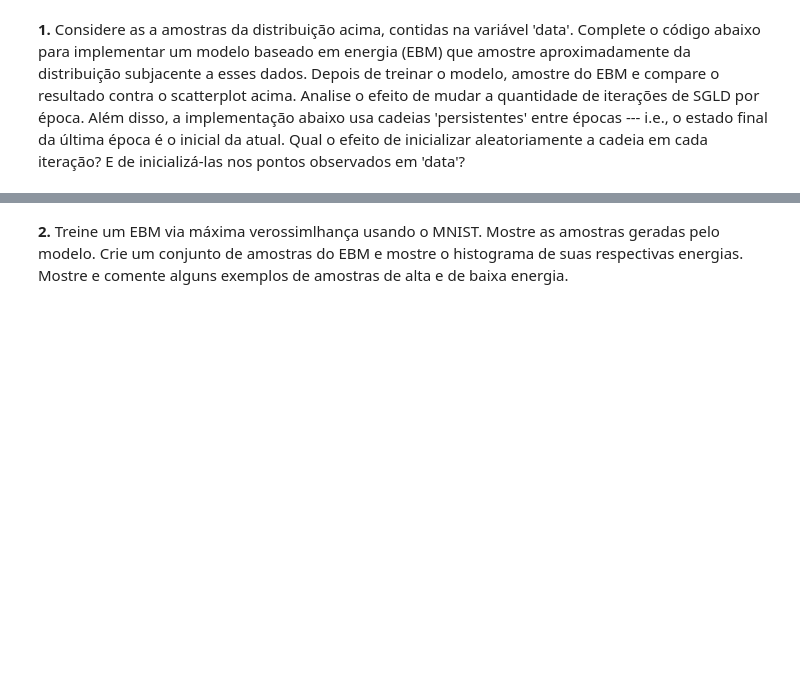
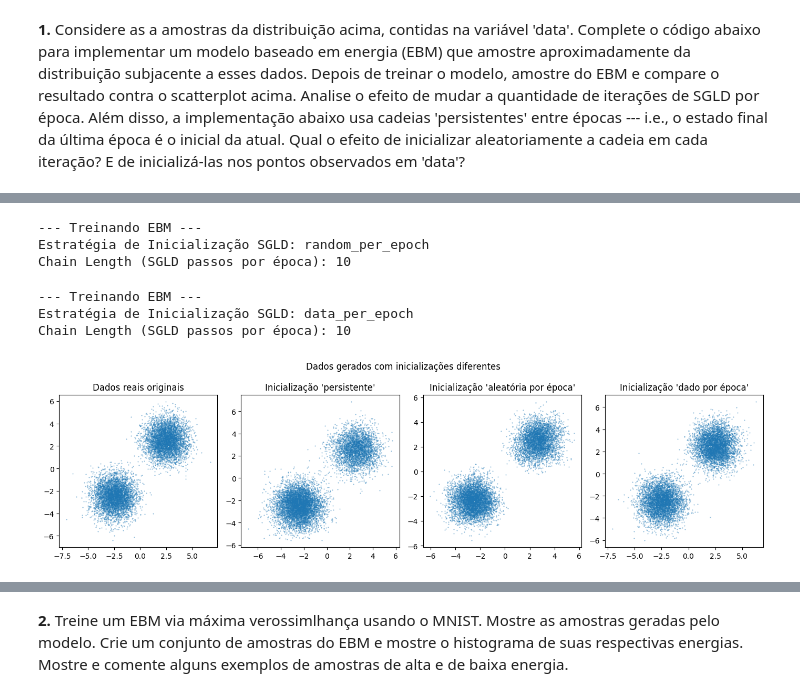
Before and after one commit to PedroPHC25/Machine-Learning, a Jupyter notebook: Ex03.ipynb, the cells around one changed output, grey strips where cells are left out. Drawn from its saved outputs; the diff is of its cells as text; code cells hidden in the pictures; blank space fills up the shorter version.

```diff
--- a/Ex03.ipynb
+++ b/Ex03.ipynb
@@ -819,0 +857,34 @@ def train_ebm_and_sample(data_true,
+# %%
+# Plotando os resultados para diferentes inicializações
+generated_data_random_per_epoch = train_ebm_and_sample(data, 10, sgld_init_strategy = "random_per_epoch")
+generated_data_data_per_epoch = train_ebm_and_sample(data, 10, sgld_init_strategy = "data_per_epoch")
+
+plt.figure(figsize = (14, 4))
+
+plt.subplot(1, 4, 1)
+plt.scatter(data.cpu().numpy()[:, 0], data.cpu().numpy()[:, 1], s = 0.2, alpha = 0.6)
+plt.title("Dados reais originais")
+
+plt.subplot(1, 4, 2)
+plt.scatter(generated_data[:, 0], generated_data[:, 1], s = 0.2, alpha = 0.6)
+plt.title("Inicialização 'persistente'")
+
+plt.subplot(1, 4, 3)
+plt.scatter(generated_data_random_per_epoch[:, 0], generated_data_random_per_epoch[:, 1], s = 0.2, alpha = 0.6)
+plt.title("Inicialização 'aleatória por época'")
+
+plt.subplot(1, 4, 4)
+plt.scatter(generated_data_data_per_epoch[:, 0], generated_data_data_per_epoch[:, 1], s = 0.2, alpha = 0.6)
+plt.title("Inicialização 'dado por época'")
+
+plt.suptitle("Dados gerados com inicializações diferentes")
+plt.tight_layout()
+plt.show()
+# %% [output]
+--- Treinando EBM ---
+Estratégia de Inicialização SGLD: random_per_epoch
+Chain Length (SGLD passos por época): 10
+--- Treinando EBM ---
+Estratégia de Inicialização SGLD: data_per_epoch
+Chain Length (SGLD passos por época): 10
+[figure, added]
```
Also changed, not shown: parts of 12 cells of this notebook, 5 other files.
